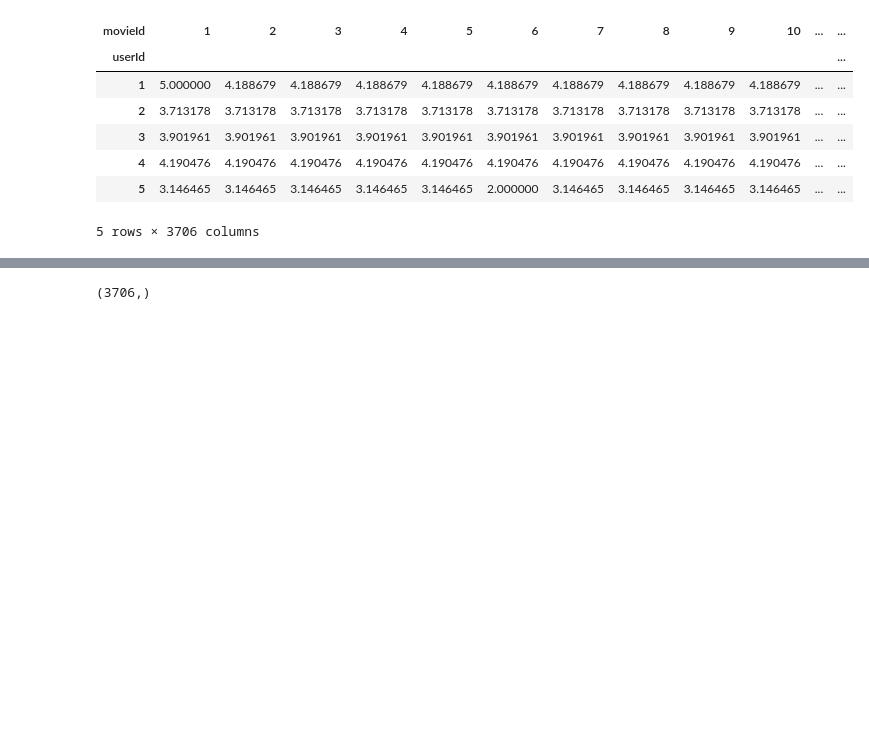
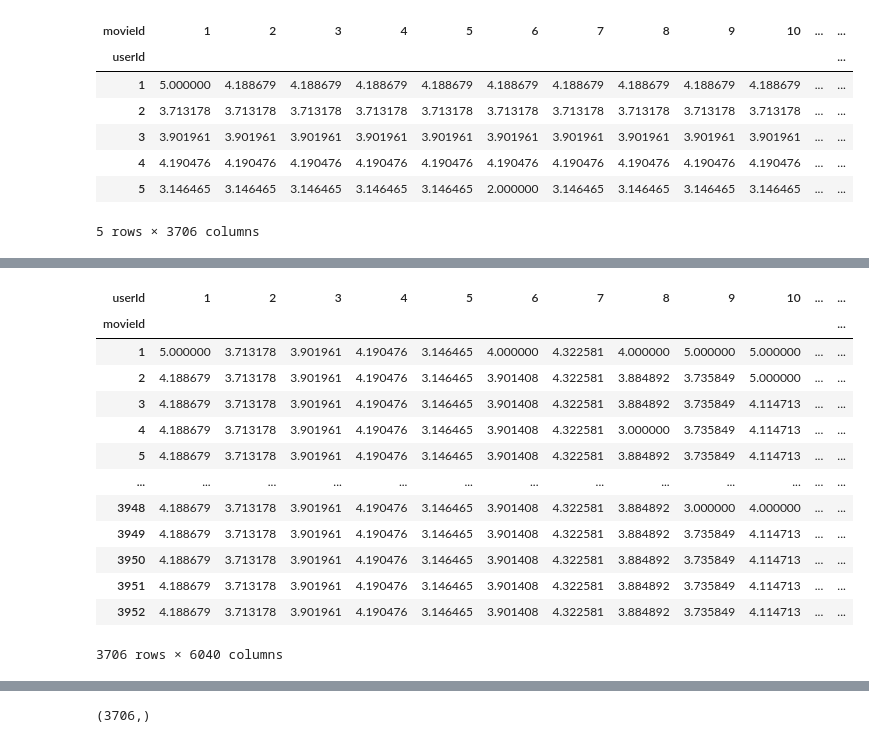
Before and after one commit to dlskawns/RecSys_and_Retrieval_Study, a Jupyter notebook: SVD(SingularValueDecomposition).ipynb, the cells around one changed output, grey strips where cells are left out. Drawn from its saved outputs; the diff is of its cells as text; code cells hidden in the pictures; blank space fills up the shorter version.

```diff
--- a/SVD(SingularValueDecomposition).ipynb
+++ b/SVD(SingularValueDecomposition).ipynb
@@ -637,0 +694,17 @@ adj_matrix.head(5)
+# %%
+adj_matrix.T
+# %% [output]
+| userId | 1 | 2 | 3 | 4 | 5 | 6 | 7 | 8 | 9 | 10 | ... | ... |
+| movieId |  |  |  |  |  |  |  |  |  |  |  | ... |
+| 1 | 5.000000 | 3.713178 | 3.901961 | 4.190476 | 3.146465 | 4.000000 | 4.322581 | 4.000000 | 5.000000 | 5.000000 | ... | ... |
+| 2 | 4.188679 | 3.713178 | 3.901961 | 4.190476 | 3.146465 | 3.901408 | 4.322581 | 3.884892 | 3.735849 | 5.000000 | ... | ... |
+| 3 | 4.188679 | 3.713178 | 3.901961 | 4.190476 | 3.146465 | 3.901408 | 4.322581 | 3.884892 | 3.735849 | 4.114713 | ... | ... |
+| 4 | 4.188679 | 3.713178 | 3.901961 | 4.190476 | 3.146465 | 3.901408 | 4.322581 | 3.000000 | 3.735849 | 4.114713 | ... | ... |
+| 5 | 4.188679 | 3.713178 | 3.901961 | 4.190476 | 3.146465 | 3.901408 | 4.322581 | 3.884892 | 3.735849 | 4.114713 | ... | ... |
+| ... | ... | ... | ... | ... | ... | ... | ... | ... | ... | ... | ... | ... |
+| 3948 | 4.188679 | 3.713178 | 3.901961 | 4.190476 | 3.146465 | 3.901408 | 4.322581 | 3.884892 | 3.000000 | 4.000000 | ... | ... |
+| 3949 | 4.188679 | 3.713178 | 3.901961 | 4.190476 | 3.146465 | 3.901408 | 4.322581 | 3.884892 | 3.735849 | 4.114713 | ... | ... |
+| 3950 | 4.188679 | 3.713178 | 3.901961 | 4.190476 | 3.146465 | 3.901408 | 4.322581 | 3.884892 | 3.735849 | 4.114713 | ... | ... |
+| 3951 | 4.188679 | 3.713178 | 3.901961 | 4.190476 | 3.146465 | 3.901408 | 4.322581 | 3.884892 | 3.735849 | 4.114713 | ... | ... |
+| 3952 | 4.188679 | 3.713178 | 3.901961 | 4.190476 | 3.146465 | 3.901408 | 4.322581 | 3.884892 | 3.735849 | 4.114713 | ... | ... |
+3706 rows × 6040 columns
```
Also changed, not shown: parts of 22 cells of this notebook.
